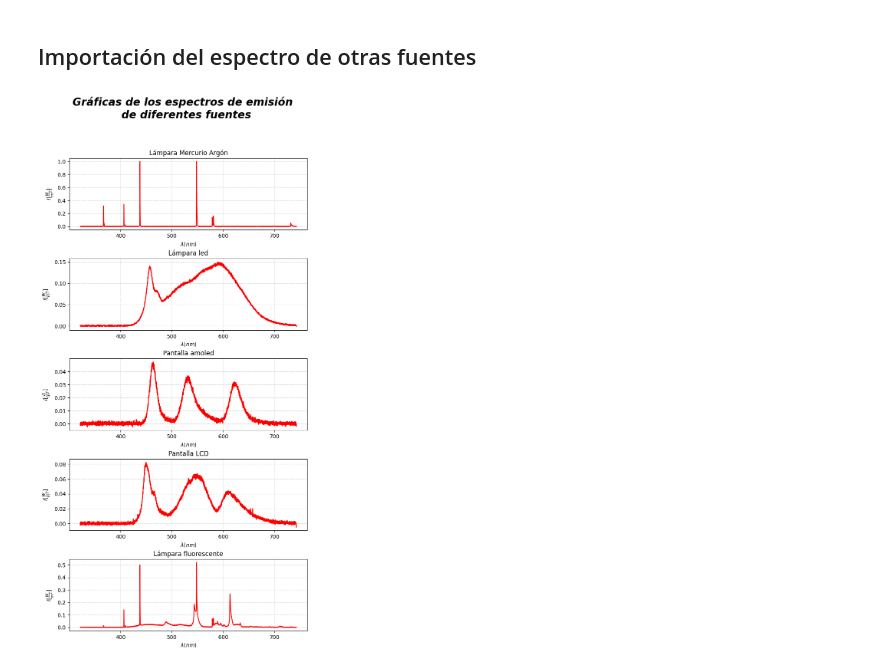
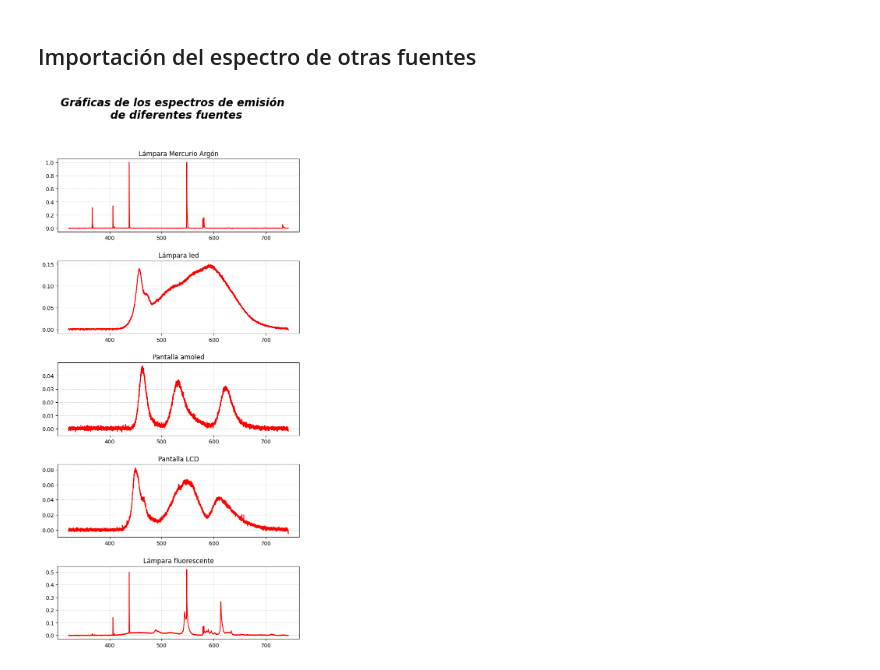
Before and after one commit to Jesus-Gamboa/Experimental_IV, a Jupyter notebook: Espectroscopía/Notebook.ipynb, the cells around one changed output. Drawn from its saved outputs; the diff is of its cells as text; code cells hidden in the pictures.

```diff
--- a/Espectroscopía/Notebook.ipynb
+++ b/Espectroscopía/Notebook.ipynb
@@ -190,41 +242,41 @@ fig.suptitle('Gráficas de los espectros de emisión \n de diferentes fuentes',
              style = 'italic')
 fig.subplots_adjust(hspace=0.4)
 
 #--- Gráfica 1 ---
 axs[0].plot(l, M, 'r')
 axs[0].set_title('Lámpara Mercurio Argón')
-axs[0].set_xlabel(f'$\\lambda (nm)$')
-axs[0].set_ylabel(f'$I [\\frac{{W}}{{m^2}}] $')
+# axs[0].set_xlabel(f'$\\lambda (nm)$')
+# axs[0].set_ylabel(f'$I [\\frac{{W}}{{m^2}}] $')
 axs[0].grid(alpha = 0.5, linestyle = '--')
 
 #--- Gráfica 2 ---
 axs[1].plot(l, L, 'r')
 axs[1].set_title('Lámpara led')
-axs[1].set_xlabel(f'$\\lambda (nm)$')
-axs[1].set_ylabel(f'$I [\\frac{{W}}{{m^2}}]$')
+# axs[1].set_xlabel(f'$\\lambda (nm)$')
+# axs[1].set_ylabel(f'$I [\\frac{{W}}{{m^2}}]$')
 axs[1].grid(alpha = 0.5, linestyle = '--')
 
 #--- Gráfica 3 ---
 axs[2].plot(l, C, 'r')
 axs[2].set_title('Pantalla amoled')
-axs[2].set_xlabel(f'$\\lambda (nm)$')
-axs[2].set_ylabel(f'$I [\\frac{{W}}{{m^2}}] $')
+# axs[2].set_xlabel(f'$\\lambda (nm)$')
+# axs[2].set_ylabel(f'$I [\\frac{{W}}{{m^2}}] $')
 axs[2].grid(alpha = 0.5, linestyle = '--')
 
 #--- Gráfica 4 ---
 axs[3].plot(l, D, 'r')
 axs[3].set_title('Pantalla LCD')
-axs[3].set_xlabel(f'$\\lambda (nm)$')
-axs[3].set_ylabel(f'$I [\\frac{{W}}{{m^2}}]$')
+# axs[3].set_xlabel(f'$\\lambda (nm)$')
+# axs[3].set_ylabel(f'$I [\\frac{{W}}{{m^2}}]$')
 axs[3].grid(alpha = 0.5, linestyle = '--')
 
 #--- Gráfica 5 ---
 axs[4].plot(l, F, 'r')
 axs[4].set_title('Lámpara fluorescente')
-axs[4].set_xlabel(f'$\\lambda (nm)$')
-axs[4].set_ylabel(f'$I [\\frac{{W}}{{m^2}}] $')
+# axs[4].set_xlabel(f'$\\lambda (nm)$')
+# axs[4].set_ylabel(f'$I [\\frac{{W}}{{m^2}}] $')
 axs[4].grid(alpha = 0.5, linestyle = '--')
 
 fig.savefig('Articulo/Imagenes/espectros_de_otras_lámparas.png')
 # %% [output]
-[figure, old version]
+[figure, new version]
```
Also changed, not shown: parts of 6 cells of this notebook, 8 other files.
